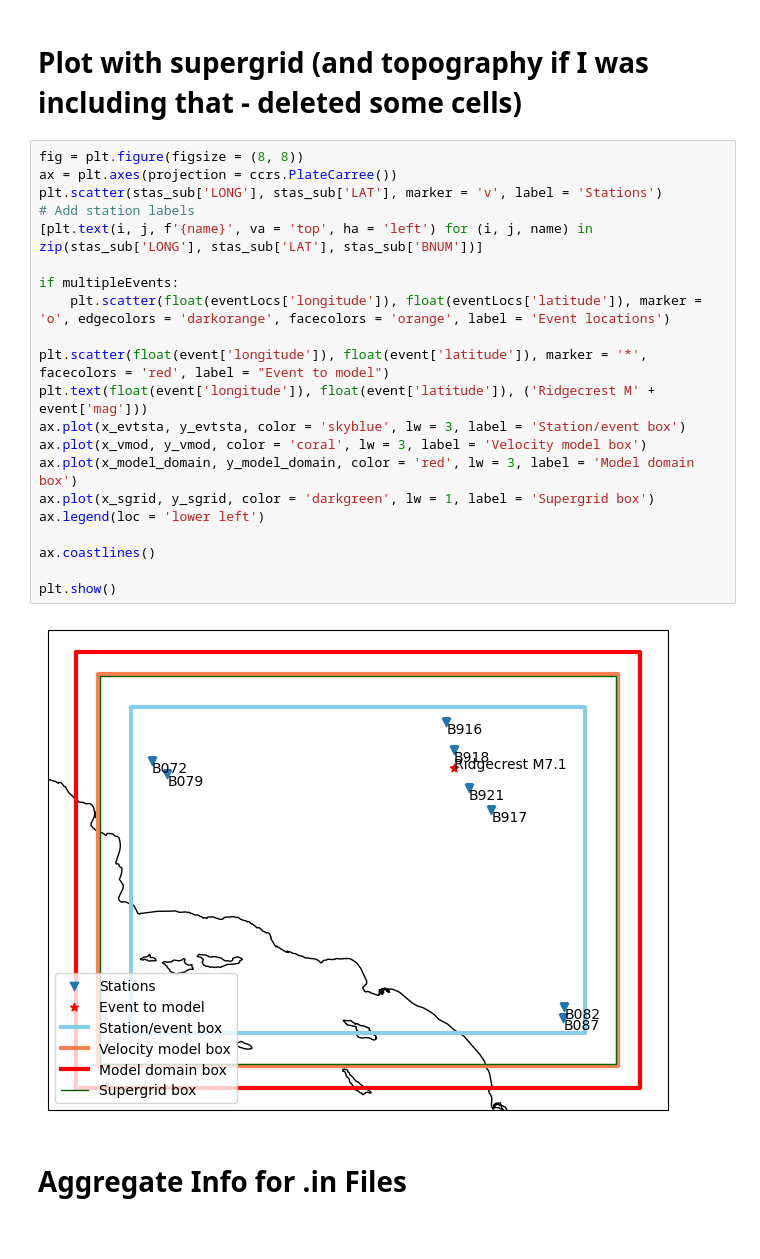
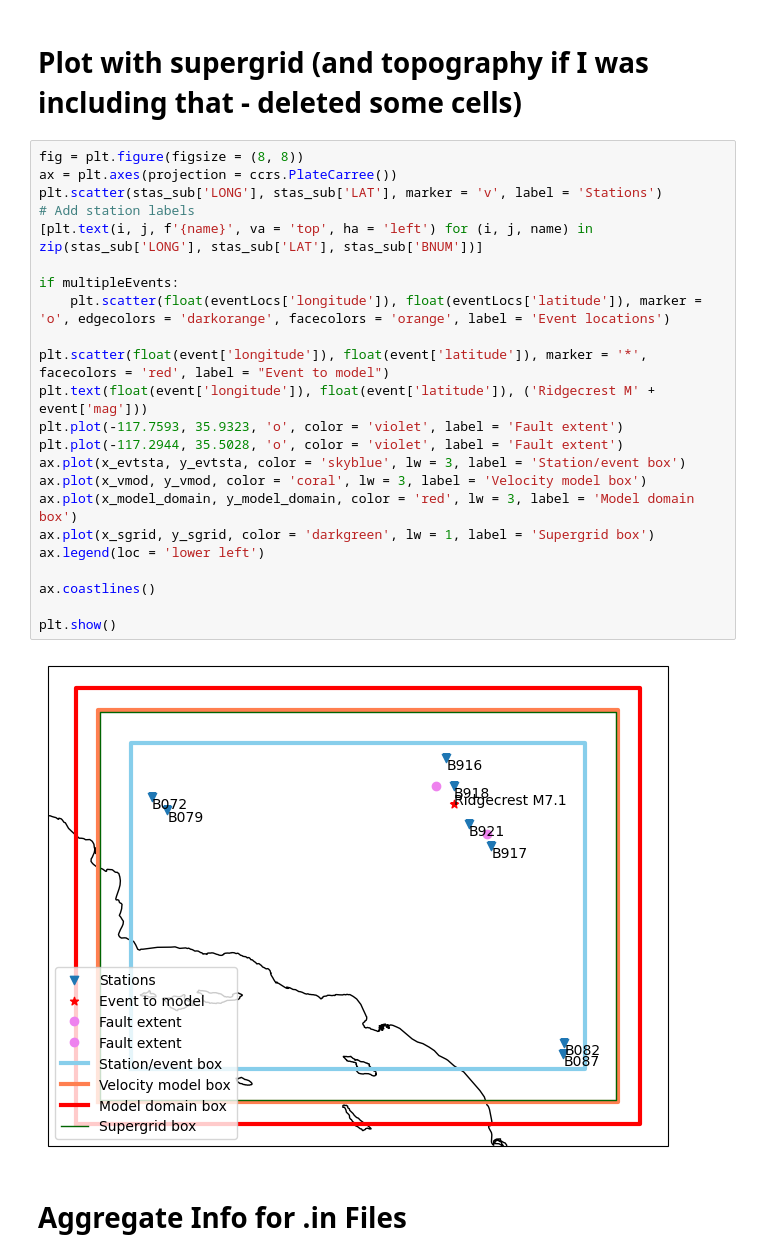
Before and after one commit to UO-Geophysics/sw4_strain, a Jupyter notebook: ProblemSetup.ipynb, the cells around one changed output. Saved outputs shown, nothing was run; the diff lists cells and outputs as text.

```diff
--- a/ProblemSetup.ipynb
+++ b/ProblemSetup.ipynb
@@ -409,26 +409,28 @@ y_sgrid = [y_model_domain[0]+supergrid_thickness_deg, y_model_domain[1]+supergri
 # %%
 fig = plt.figure(figsize = (8, 8))
 ax = plt.axes(projection = ccrs.PlateCarree())
 plt.scatter(stas_sub['LONG'], stas_sub['LAT'], marker = 'v', label = 'Stations')
 # Add station labels
 [plt.text(i, j, f'{name}', va = 'top', ha = 'left') for (i, j, name) in zip(stas_sub['LONG'], stas_sub['LAT'], stas_sub['BNUM'])]
 
 if multipleEvents:
     plt.scatter(float(eventLocs['longitude']), float(eventLocs['latitude']), marker = 'o', edgecolors = 'darkorange', facecolors = 'orange', label = 'Event locations')
 
 plt.scatter(float(event['longitude']), float(event['latitude']), marker = '*', facecolors = 'red', label = "Event to model")
 plt.text(float(event['longitude']), float(event['latitude']), ('Ridgecrest M' + event['mag']))
+plt.plot(-117.7593, 35.9323, 'o', color = 'violet', label = 'Fault extent')
+plt.plot(-117.2944, 35.5028, 'o', color = 'violet', label = 'Fault extent')
 ax.plot(x_evtsta, y_evtsta, color = 'skyblue', lw = 3, label = 'Station/event box')
 ax.plot(x_vmod, y_vmod, color = 'coral', lw = 3, label = 'Velocity model box')
 ax.plot(x_model_domain, y_model_domain, color = 'red', lw = 3, label = 'Model domain box')
 ax.plot(x_sgrid, y_sgrid, color = 'darkgreen', lw = 1, label = 'Supergrid box')
 ax.legend(loc = 'lower left')
 
 ax.coastlines()
 
 plt.show()
 # %% [output]
-[figure, old version]
+[figure, new version]
 # %% [markdown]
 # Aggregate Info for .in Files
 # %% [markdown]
```
Also changed, not shown: parts of 4 cells of this notebook, 5 other files.
